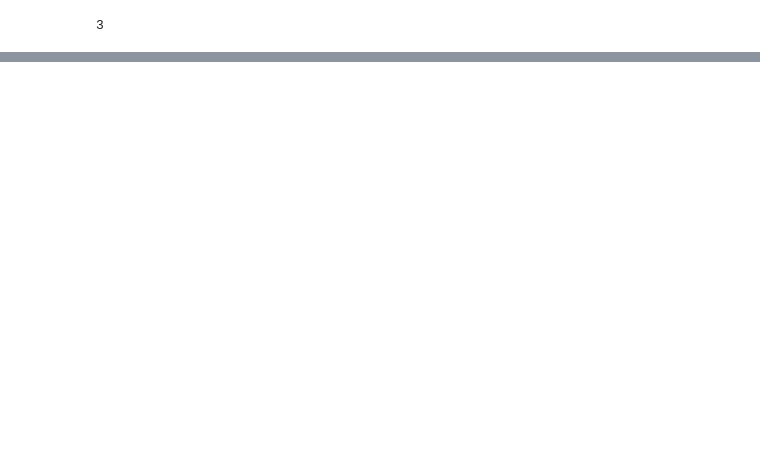
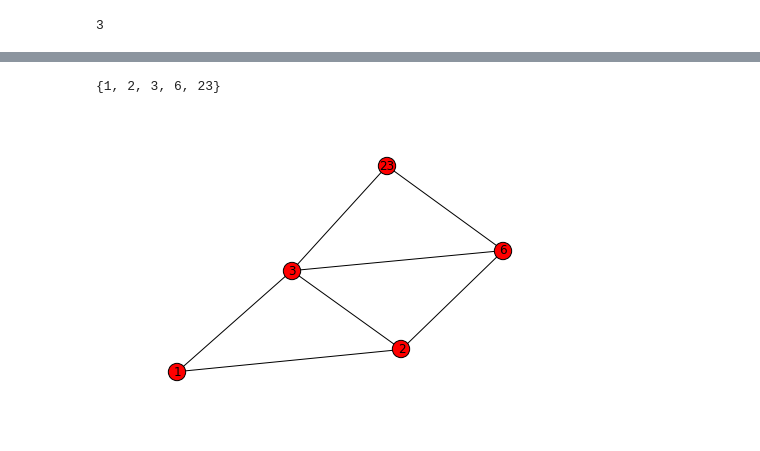
Before and after one commit to ericmjl/Network-Analysis-Made-Simple, a Jupyter notebook: 4. Cliques, Triangles and Squares.ipynb, the cells around one changed output, grey strips where cells are left out. Cells and saved outputs as stored; diff of their text form; code cells hidden in the pictures; blank space fills up the shorter version.

```diff
--- a/4. Cliques, Triangles and Squares.ipynb
+++ b/4. Cliques, Triangles and Squares.ipynb
@@ -94,0 +90,20 @@ nx.triangles(G, 3)
+# %%
+# Possible answer
+def get_triangles(G, node):
+    neighbors = set(G.neighbors(node))
+    triangle_nodes = set()
+    for n in neighbors:
+        neighbors2 = set(G.neighbors(n))
+        neighbors.remove(n)
+        neighbors2.remove(node)
+        triangle_nodes.update(neighbors2.intersection(neighbors))
+        neighbors.add(n)
+    triangle_nodes.add(node)
+    return triangle_nodes
+get_triangles(G, 3)
+# %% [output]
+{1, 2, 3, 6, 23}
+# %%
+nx.draw(G.subgraph(get_triangles(G, 3)), with_labels=True)
+# %% [output]
+[figure, added]
```
Also changed, not shown: parts of 6 cells of this notebook.
